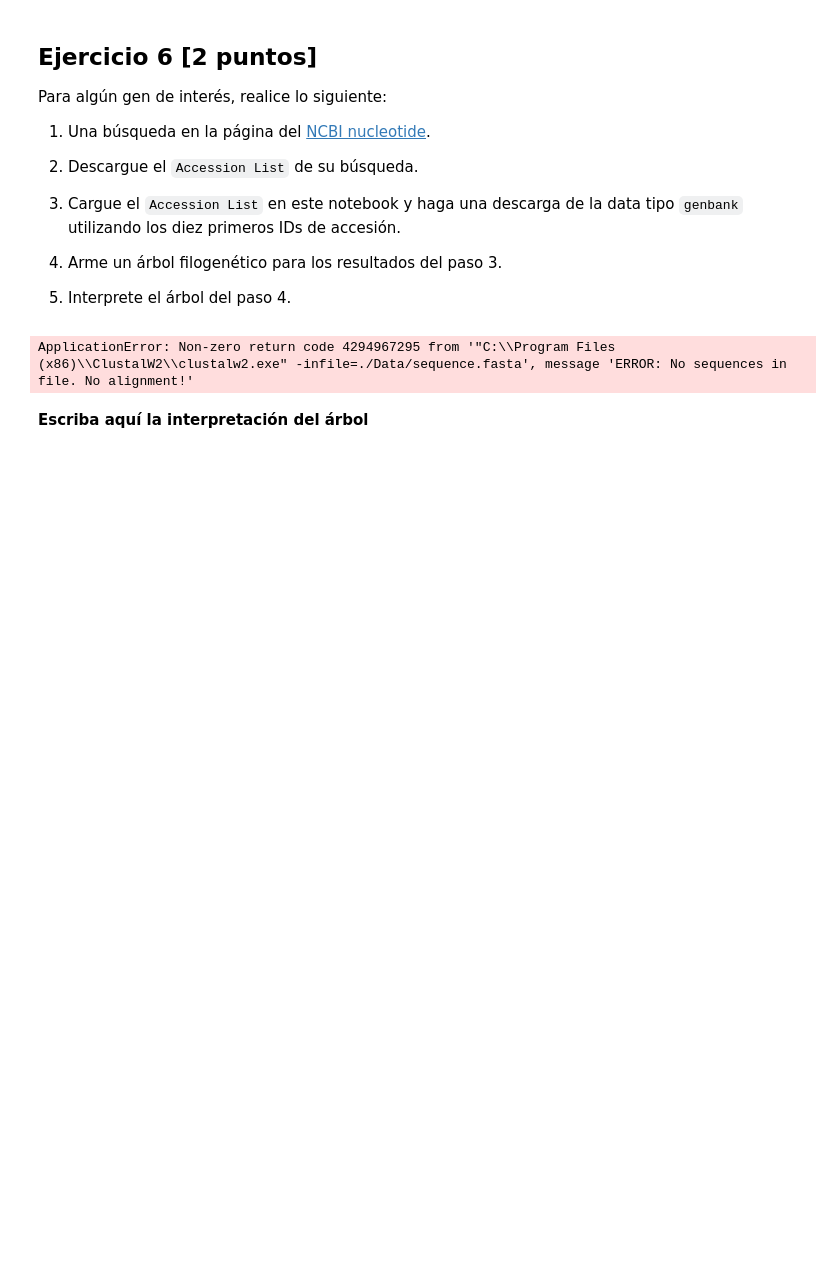
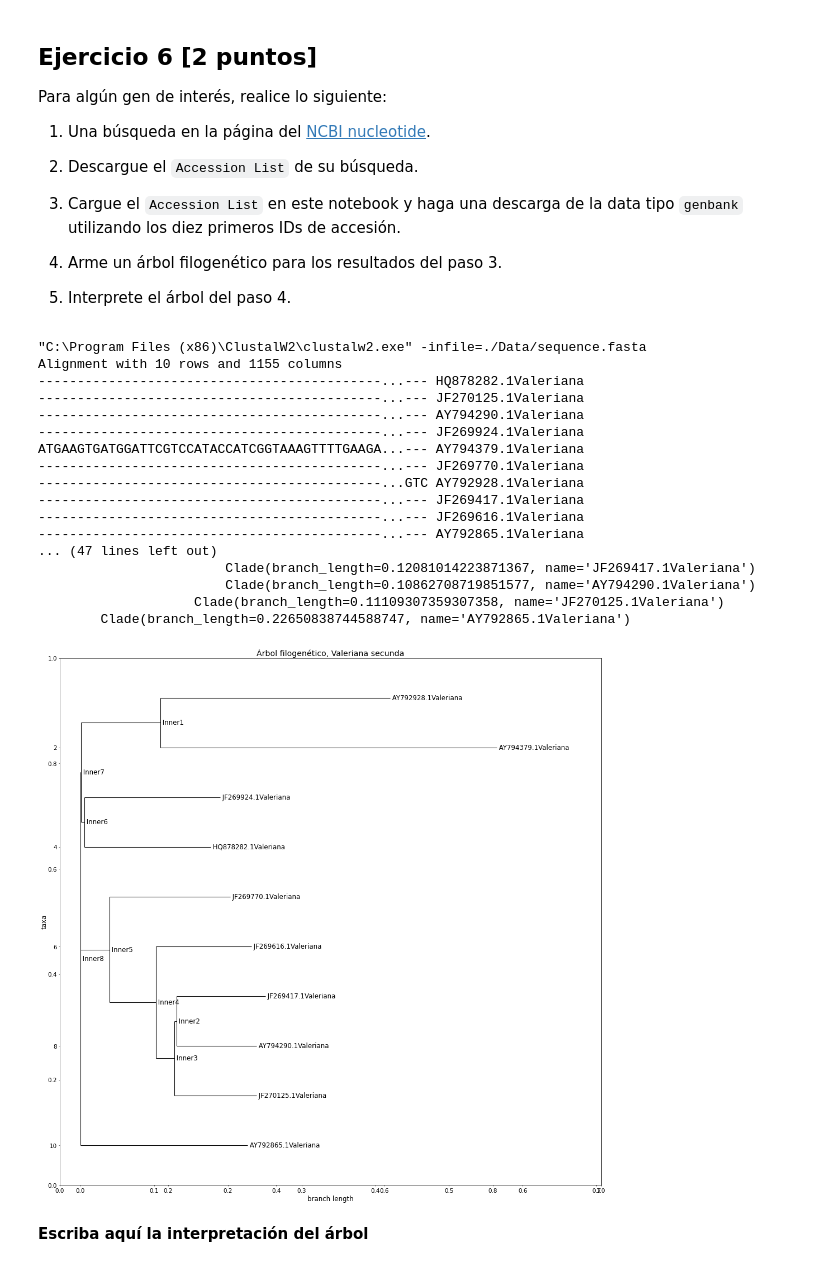
Before and after one commit to JessicaVerdezoto/GBI6_EXAMEN_Python, a Jupyter notebook: 2021II_GBI6_ExamenParcialPython.ipynb, the cells around one changed output. Drawn from its saved outputs; the diff is of its cells as text; code cells hidden in the pictures; blank space fills up the shorter version.

```diff
--- a/2021II_GBI6_ExamenParcialPython.ipynb
+++ b/2021II_GBI6_ExamenParcialPython.ipynb
@@ -248,37 +248,89 @@ import matplotlib.pyplot as plt
 import ipywidgets
 
 import warnings
 warnings.filterwarnings('ignore')
 
-#Seleccionar los 10 primeros IDs del Accession List y descargar la data tipo Genbank
+# Seleccionar los 10 primeros IDs del Accession List y descargar la data tipo Genbank
 # de la especie seleccionda, Valeriana secunda
 with open("Data/sequence.seq","r") as archivo:
      listas = ["HQ878282.1", "JF270125.1", "JF269924.1", "JF269770.1", "JF269616.1", "JF269417.1",
                "AY794290.1", "AY794379.1", "AY792928.1", "AY792865.1"]
 Entrez.email = "jessica.verdezoto@est.ikiam.edu.ec"
 ofile = open("./Data/sequence.gb", "w")
 with Entrez.efetch( db="nucleotide", rettype="gb", retmode="text", id= listas
                   ) as handle:
     for seq_record in SeqIO.parse(handle, "gb"):
         ofile.write(">"+str(seq_record.id)+str(seq_record.description[:50])+'\n')
         ofile.write(str(seq_record.seq)+'\n')
         ofile.write('\n')
 DatosFast=open('./Data/sequence.fasta','w')
 with open("./Data/sequence.gb",'r') as genbank:
     a=genbank.read()
     for line in a:
         DatosFast.write(str(line))
 
-#Agregar la data para el secuenciamiento y realizar la alneación para los IDs, se usa ClustalW2
+# Agregar la data para el secuenciamiento y realizar la alneación para los IDs, se usa ClustalW2
+
 clustalw_exe = r"C:\Program Files (x86)\ClustalW2\clustalw2.exe"
 clustalw_cline = ClustalwCommandline(clustalw_exe, infile = "./Data/sequence.fasta")
 assert os.path.isfile(clustalw_exe), "Clustal_W executable is missing or not found"
 stdout, stderr = clustalw_cline()
 print(clustalw_cline)
-ClustalAlign = AlignIO.read("data/sequence.aln", "clustal")
+ClustalAlign = AlignIO.read("Data/sequence.aln", "clustal")
 print(ClustalAlign)
+
+# Dendograma para el Árbol filogenético
+arbol = Phylo.read("Data/sequence.dnd", "newick")
+Phylo.draw_ascii(arbol)
+
+# Alinemiento y Distancia adecuada
+with open("Data/sequence.aln","r") as aln:
+    alignment = AlignIO.read(aln,"clustal")
+print(type(alignment))
+
+calculator = DistanceCalculator('identity')
+
+distance_matrix = calculator.get_distance(alignment)
+print(distance_matrix)
+
+# Función y Orden para construir el Árbol filogenético
+constructor = DistanceTreeConstructor(calculator)
+
+arbol_F= constructor.build_tree(alignment)
+arbol_F.rooted = True
+print(arbol_F)
+
+# Pasamos el Árbol a archivo .xml
+Phylo.write(arbol_F, "./Data/arbol_F.xml", "phyloxml")
+ArbolIm = Phylo.read(file="./Data/arbol_F.xml", format= "phyloxml")
+
+fig = plt.figure(figsize=(25, 25), dpi=50) # Proporcionamos forma y tamaño
+matplotlib.rc('font', size=17)              # Tamaño para las etiquetas
+matplotlib.rc('xtick', labelsize=15)        # Tamaño para los niveles tanto en X y Y
+matplotlib.rc('ytick', labelsize=15)
+plt.title("Árbol filogenético, Valeriana secunda")
+axes = fig.add_subplot(1, 1, 1)
+Phylo.draw(ArbolIm, axes=axes)
+fig.savefig("Data/Árbol_Fil_Valsec")
 # %% [output]
-ApplicationError: Non-zero return code 4294967295 from '"C:\\Program Files (x86)\\ClustalW2\\clustalw2.exe" -infile=./Data/sequence.fasta', message 'ERROR: No sequences in file. No alignment!'
+"C:\Program Files (x86)\ClustalW2\clustalw2.exe" -infile=./Data/sequence.fasta
+Alignment with 10 rows and 1155 columns
+--------------------------------------------...--- HQ878282.1Valeriana
+--------------------------------------------...--- JF270125.1Valeriana
+--------------------------------------------...--- AY794290.1Valeriana
+--------------------------------------------...--- JF269924.1Valeriana
+ATGAAGTGATGGATTCGTCCATACCATCGGTAAAGTTTTGAAGA...--- AY794379.1Valeriana
+--------------------------------------------...--- JF269770.1Valeriana
+--------------------------------------------...GTC AY792928.1Valeriana
+--------------------------------------------...--- JF269417.1Valeriana
+--------------------------------------------...--- JF269616.1Valeriana
+--------------------------------------------...--- AY792865.1Valeriana
+... (47 lines left out)
+                        Clade(branch_length=0.12081014223871367, name='JF269417.1Valeriana')
+                        Clade(branch_length=0.10862708719851577, name='AY794290.1Valeriana')
+                    Clade(branch_length=0.11109307359307358, name='JF270125.1Valeriana')
+        Clade(branch_length=0.22650838744588747, name='AY792865.1Valeriana')
+[figure, added]
 # %% [markdown]
 **Escriba aquí la interpretación del árbol**
 # %% [markdown]
```
